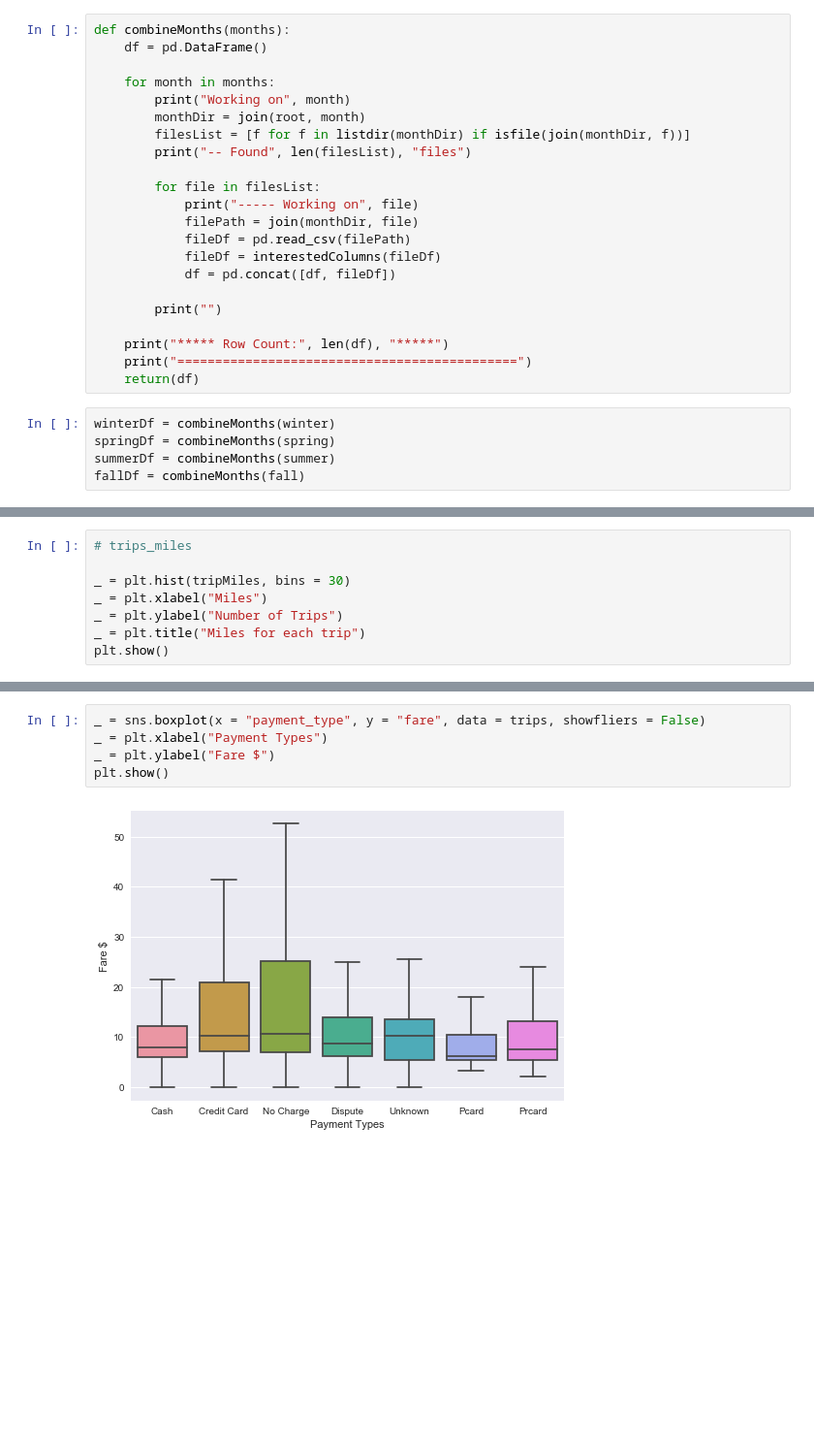
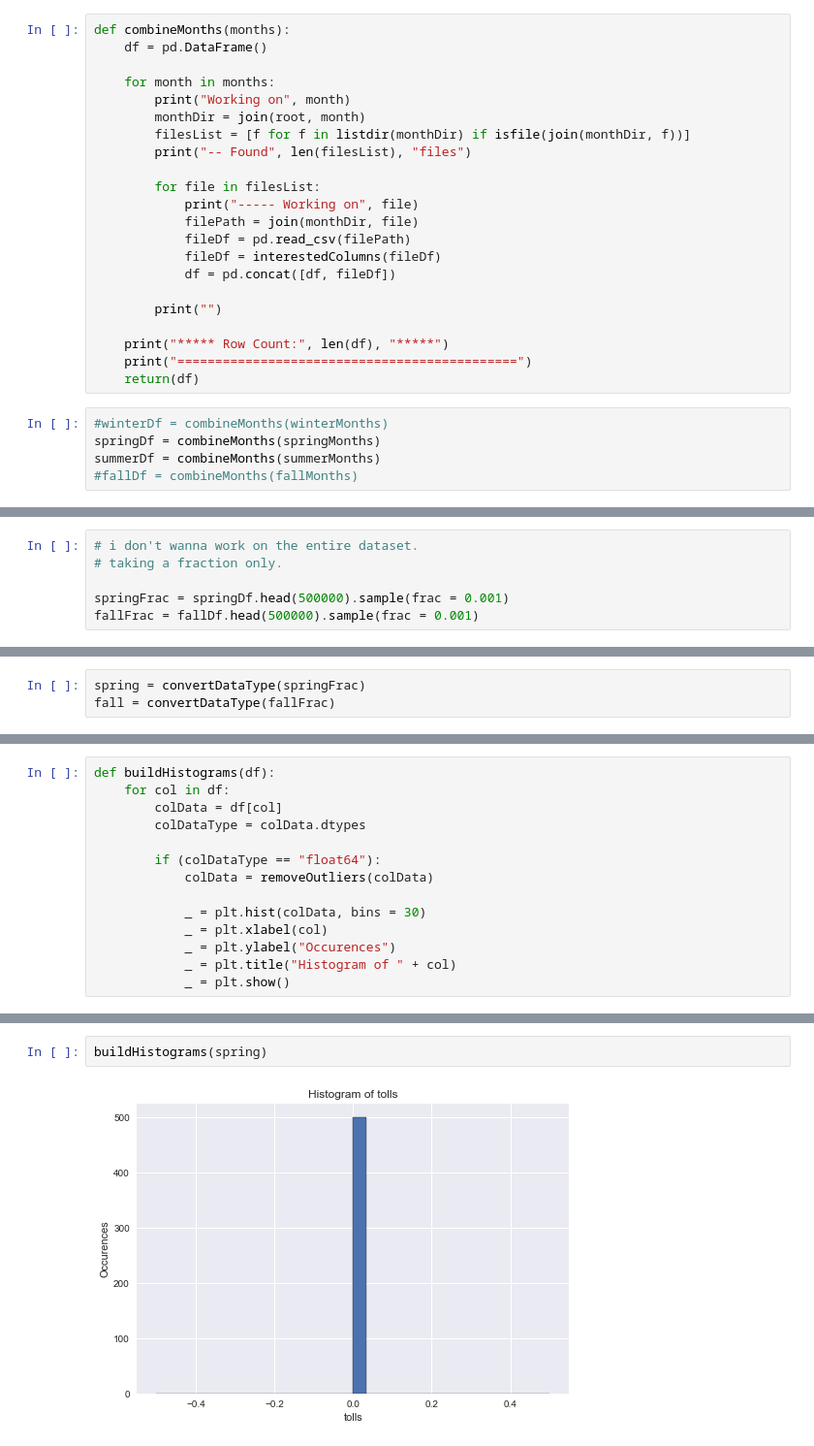
Before and after one commit to iamjz/taxi, a Jupyter notebook: EDA.ipynb, the cells around one changed output, grey strips where cells are left out. Shown at 97% size. Cells and saved outputs as stored; diff of their text form; blank space fills up the shorter version.

```diff
--- a/EDA.ipynb
+++ b/EDA.ipynb
@@ -52,8 +57,8 @@ def combineMonths(months):
     print("=============================================")
     return(df)
 # %%
-winterDf = combineMonths(winter)
-springDf = combineMonths(spring)
-summerDf = combineMonths(summer)
-fallDf = combineMonths(fall)
+#winterDf = combineMonths(winterMonths)
+springDf = combineMonths(springMonths)
+summerDf = combineMonths(summerMonths)
+#fallDf = combineMonths(fallMonths)
 # %% [output]
@@ -76,4 +81,10 @@ Working on 01
 =============================================
+# %%
+# i don't wanna work on the entire dataset.
+# taking a fraction only.
+
+springFrac = springDf.head(500000).sample(frac = 0.001)
+fallFrac = fallDf.head(500000).sample(frac = 0.001)
 # %%
 def convertDataType(df):
     df["taxi_id"] = df["taxi_id"].astype("category")
@@ -122,3 +108,6 @@ convertedWinter.dtypes
+# %%
+spring = convertDataType(springFrac)
+fall = convertDataType(fallFrac)
 # %%
 def removeOutliers(seriesData):
     seriesData = seriesData.astype(float).fillna(0.0)
@@ -143,8 +142,14 @@ DescribeResult(nobs=1690357, minmax=(0.0, 6.9900000000000002), mean=1.2677650934
 # %%
-# trips_miles
+def buildHistograms(df):
+    for col in df:
+        colData = df[col]
+        colDataType = colData.dtypes
 
-_ = plt.hist(tripMiles, bins = 30)
-_ = plt.xlabel("Miles")
-_ = plt.ylabel("Number of Trips")
-_ = plt.title("Miles for each trip")
-plt.show()
+        if (colDataType == "float64"):
+            colData = removeOutliers(colData)
+
+            _ = plt.hist(colData, bins = 30)
+            _ = plt.xlabel(col)
+            _ = plt.ylabel("Occurences")
+            _ = plt.title("Histogram of " + col)
+            _ = plt.show()
@@ -185,7 +156,4 @@ plt.show()
-# %%
-_ = sns.boxplot(x = "payment_type", y = "fare", data = trips, showfliers = False)
-_ = plt.xlabel("Payment Types")
-_ = plt.ylabel("Fare $")
-plt.show()
-# %% [output]
-[figure, removed]
+# %%
+buildHistograms(spring)
+# %% [output]
+[figure, added]
```
Also changed, not shown: parts of 22 cells of this notebook.
